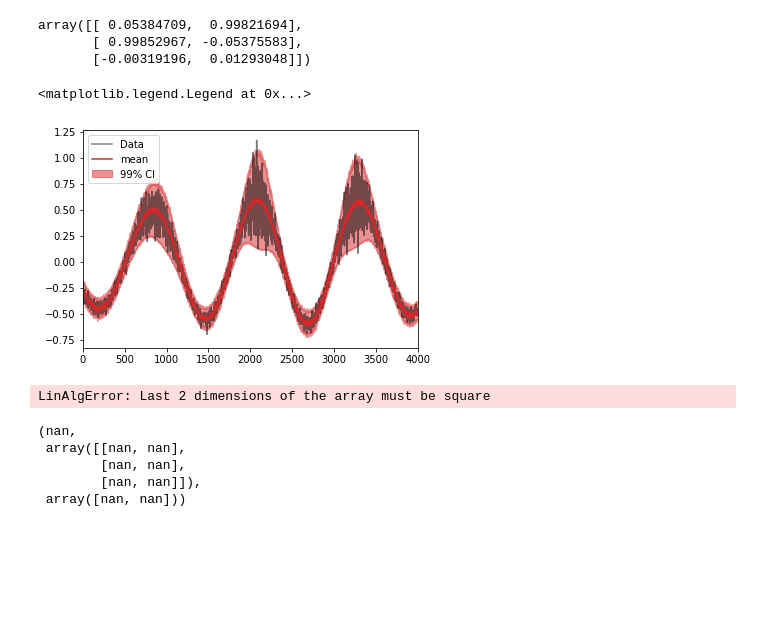
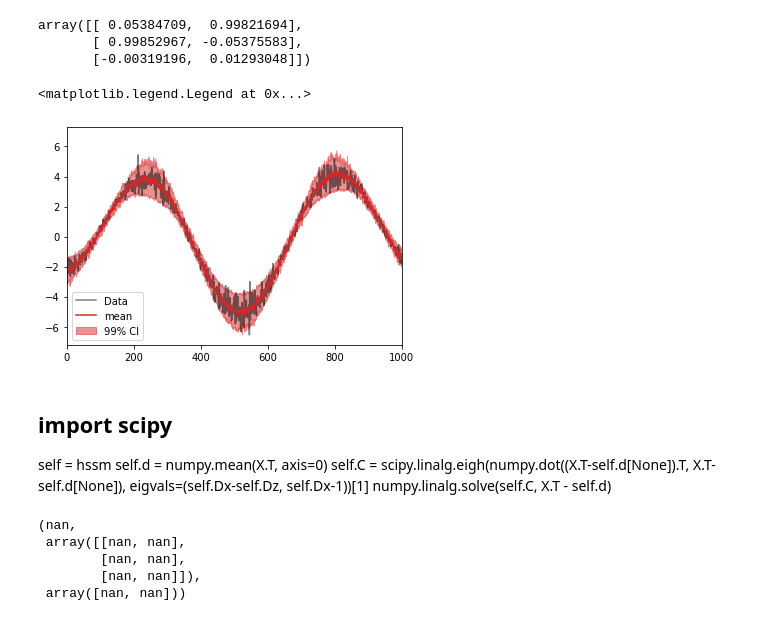
Before and after one commit to christiando/gaussian-toolbox, a Jupyter notebook: notebooks/timeseries/DevNB.ipynb, the cells around one changed output. Drawn from its saved outputs; the diff is of its cells as text; code cells hidden in the pictures; blank space fills up the shorter version.

```diff
--- a/notebooks/timeseries/DevNB.ipynb
+++ b/notebooks/timeseries/DevNB.ipynb
@@ -61,11 +61,11 @@ def generate_heteroscedastic_data(T, Dx, Dz, Du, sigma_z = .02, sigma_x = .02):
 # %%
 Dz = 2
 Dx = 10
-Du = 2
+Du = 4
 T = 10000
 X, z, params_dict = generate_heteroscedastic_data(T, Dx, Dz, Du)
 pyplot.figure(figsize=(4,4))
-pyplot.plot(z[0], z[1], 'k')
+pyplot.plot(z[:,0], z[:,1], 'k')
 pyplot.xlabel('z0')
 pyplot.ylabel('z1')
 # %% [output]
@@ -199,7 +197,7 @@ U = eigvecs[:,:3]
 # %% [output]
 0.02
 # %%
-hssm = HeteroscedasticStateSpace_EM(X.T, Dz=2, Du=2, noise_x=.1, noise_z=.01)
+hssm = HeteroscedasticStateSpace_EM(X, Dz=2, Du=4, noise_x=1., noise_z=.1)
 #hssm.Qz = lssm.Qz# * 1e-2
 #hssm.A, hssm.b = lssm.A, lssm.b
 #hssm.C, hssm.d = lssm.C, lssm.d
@@ -210,3 +208,6 @@ hssm = HeteroscedasticStateSpace_EM(X.T, Dz=2, Du=2, noise_x=.1, noise_z=.01)
 #hssm.ks = HeteroscedasticKalmanSmoother(X.T, hssm.A, hssm.b, hssm.Qz, hssm.C, hssm.d, hssm.U, hssm.W, hssm.beta, hssm.sigma_x)
 #hssm.Qz_inv, hssm.ln_det_Qz = hssm.ks.state_density.Lambda[0], hssm.ks.state_density.ln_det_Sigma[0]
 #hssm.W[:] = 0
+# %%
+hssm.W[:] = 1e-10 * numpy.random.randn(*hssm.W.shape)
+llk_list = hssm.run_em(conv_crit=1e-5)
@@ -259,27 +290,25 @@ array([[ 0.05384709,  0.99821694],
 # %%
 p_x = hssm.ks.compute_data_density()
 mu_x = p_x.mu
-std_x = 2.56 * numpy.sqrt(p_x.Sigma.diagonal(axis1=1,axis2=2))
+std_x = 1.68 * numpy.sqrt(p_x.Sigma.diagonal(axis1=1,axis2=2))
 # %%
 #pyplot.plot(p_x.mu[:,0])
 #pyplot.plot(X[0].T)
-i = 3
-pyplot.plot(X[i].T, 'k', alpha=.5, label='Data')
+i = 9
+pyplot.plot(X[:,i], 'k', alpha=.5, label='Data')
 pyplot.fill_between(numpy.arange(T), mu_x[:,i] - std_x[:,i], mu_x[:,i] + std_x[:,i], alpha=.5, color='C3', label='99% CI')
 pyplot.plot(mu_x[:,i], 'C3', label='mean')
-pyplot.xlim([0,4000])
+pyplot.xlim([0,1000])
 pyplot.legend()
 # %% [output]
 <matplotlib.legend.Legend at 0x...>
-[figure, old version]
+[figure, new version]
-# %%
-import scipy
-self = hssm
-self.d = numpy.mean(X.T, axis=0)
-self.C = scipy.linalg.eigh(numpy.dot((X.T-self.d[None]).T, X.T-self.d[None]), eigvals=(self.Dx-self.Dz, self.Dx-1))[1]
-numpy.linalg.solve(self.C, X.T - self.d)
-# %% [output]
-LinAlgError: Last 2 dimensions of the array must be square
+# %% [markdown]
+## import scipy
+self = hssm
+self.d = numpy.mean(X.T, axis=0)
+self.C = scipy.linalg.eigh(numpy.dot((X.T-self.d[None]).T, X.T-self.d[None]), eigvals=(self.Dx-self.Dz, self.Dx-1))[1]
+numpy.linalg.solve(self.C, X.T - self.d)
 # %%
 z_hat = numpy.dot(numpy.linalg.pinv(self.C), (X.T - self.d).T).T
 delta_X = X.T - numpy.dot(z_hat, self.C.T) - self.d
```
Also changed, not shown: parts of 19 cells of this notebook, 1 other file.
